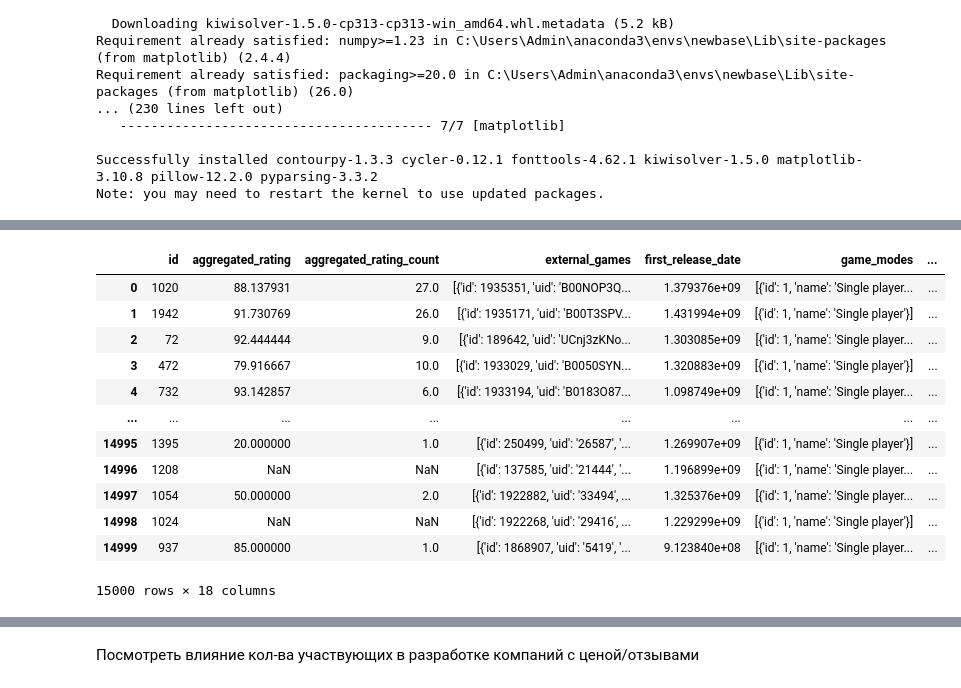
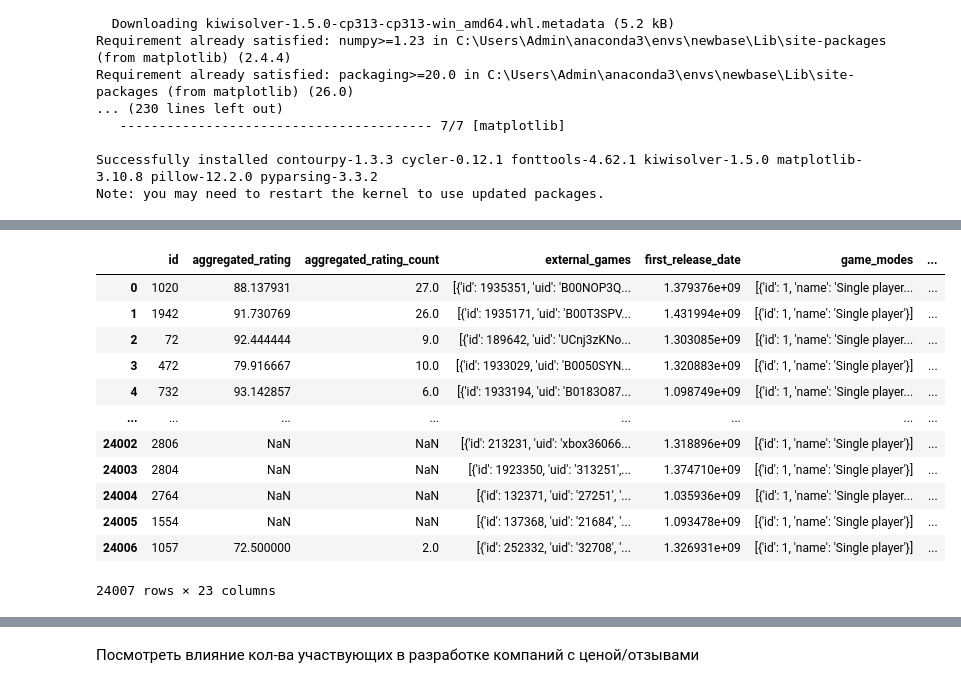
Before and after one commit to tdrkn/GP2, a Jupyter notebook: EDA.ipynb, the cells around one changed output, grey strips where cells are left out. Saved outputs shown, nothing was run; the diff lists cells and outputs as text; code cells hidden in the pictures.

```diff
--- a/EDA.ipynb
+++ b/EDA.ipynb
@@ -43,19 +63,19 @@ import pandas as pd
 import numpy as np
 import matplotlib.pyplot as plt
 # %%
-df = pd.read_pickle("games.pkl")
+df = pd.read_pickle("df_games.pkl")
 df
 # %% [output]
 |  | id | aggregated_rating | aggregated_rating_count | external_games | first_release_date | game_modes | ... |
 | 0 | 1020 | 88.137931 | 27.0 | [{'id': 1935351, 'uid': 'B00NOP3Q... | 1.379376e+09 | [{'id': 1, 'name': 'Single player... | ... |
 | 1 | 1942 | 91.730769 | 26.0 | [{'id': 1935171, 'uid': 'B00T3SPV... | 1.431994e+09 | [{'id': 1, 'name': 'Single player'}] | ... |
 | 2 | 72 | 92.444444 | 9.0 | [{'id': 189642, 'uid': 'UCnj3zKNo... | 1.303085e+09 | [{'id': 1, 'name': 'Single player... | ... |
 | 3 | 472 | 79.916667 | 10.0 | [{'id': 1933029, 'uid': 'B0050SYN... | 1.320883e+09 | [{'id': 1, 'name': 'Single player'}] | ... |
 | 4 | 732 | 93.142857 | 6.0 | [{'id': 1933194, 'uid': 'B0183O87... | 1.098749e+09 | [{'id': 1, 'name': 'Single player... | ... |
 | ... | ... | ... | ... | ... | ... | ... | ... |
-| 14995 | 1395 | 20.000000 | 1.0 | [{'id': 250499, 'uid': '26587', '... | 1.269907e+09 | [{'id': 1, 'name': 'Single player'}] | ... |
-| 14996 | 1208 | NaN | NaN | [{'id': 137585, 'uid': '21444', '... | 1.196899e+09 | [{'id': 1, 'name': 'Single player... | ... |
-| 14997 | 1054 | 50.000000 | 2.0 | [{'id': 1922882, 'uid': '33494', ... | 1.325376e+09 | [{'id': 1, 'name': 'Single player... | ... |
-| 14998 | 1024 | NaN | NaN | [{'id': 1922268, 'uid': '29416', ... | 1.229299e+09 | [{'id': 1, 'name': 'Single player'}] | ... |
-| 14999 | 937 | 85.000000 | 1.0 | [{'id': 1868907, 'uid': '5419', '... | 9.123840e+08 | [{'id': 1, 'name': 'Single player... | ... |
+| 24002 | 2806 | NaN | NaN | [{'id': 213231, 'uid': 'xbox36066... | 1.318896e+09 | [{'id': 1, 'name': 'Single player'}] | ... |
+| 24003 | 2804 | NaN | NaN | [{'id': 1923350, 'uid': '313251',... | 1.374710e+09 | [{'id': 1, 'name': 'Single player'}] | ... |
+| 24004 | 2764 | NaN | NaN | [{'id': 132371, 'uid': '27251', '... | 1.035936e+09 | [{'id': 1, 'name': 'Single player... | ... |
+| 24005 | 1554 | NaN | NaN | [{'id': 137368, 'uid': '21684', '... | 1.093478e+09 | [{'id': 1, 'name': 'Single player'}] | ... |
+| 24006 | 1057 | 72.500000 | 2.0 | [{'id': 252332, 'uid': '32708', '... | 1.326931e+09 | [{'id': 1, 'name': 'Single player'}] | ... |
-15000 rows × 18 columns
+24007 rows × 23 columns
```
Also changed, not shown: parts of 15 cells of this notebook.
